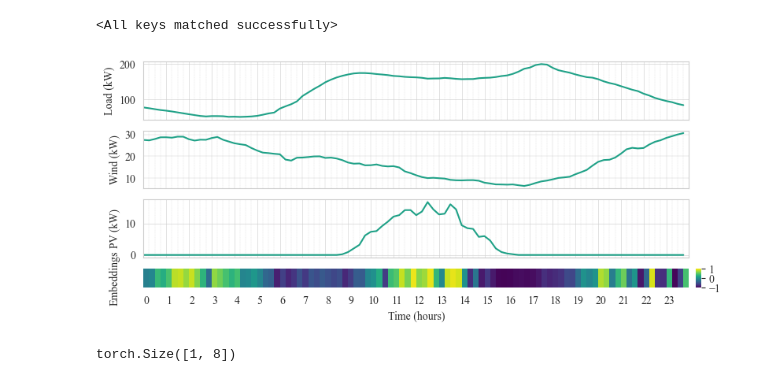
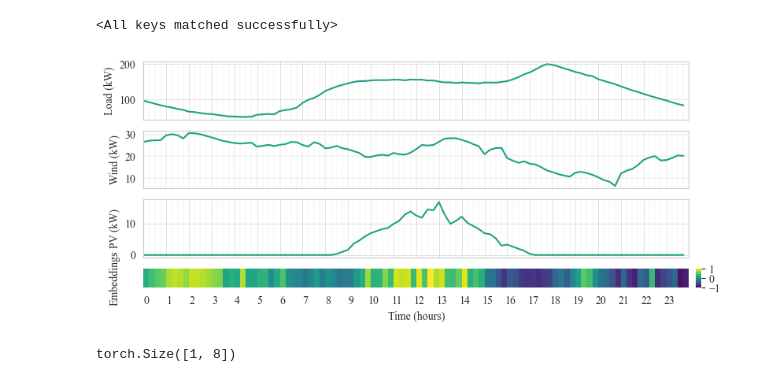
Before and after one commit to arbit3rr/ES-Temporal-RL, a Jupyter notebook: 7. plot_results.ipynb, the cells around one changed output. Drawn from its saved outputs; the diff is of its cells as text; code cells hidden in the pictures.

```diff
--- a/7. plot_results.ipynb
+++ b/7. plot_results.ipynb
@@ -717,7 +728,7 @@ def hook_fn(module, input, output):
 
 # Register hook on LSTM layer
 actor_embed.tanh.register_forward_hook(hook_fn)
-DAY_PLT = 3
+DAY_PLT = 33
 
 state,_ = env.reset(test=True, day=DAY_PLT)
 input_data_np = state[0]
@@ -725,6 +736,7 @@ input_data_np = state[0]
 rewards = []
 actions = []
 done = False
+i = 0
 while not done:
     # convert to tensor
     state_t = [np_to_torch(state[0]).to(device), np_to_torch(state[1]).to(device)]
@@ -741,7 +753,9 @@ while not done:
     next_state, reward, done, _, info = env.step(mapped_action)
     state = next_state
     rewards.append(reward)
-    break
+    if i==12: break
+    i+=1
+
 battery_results = np.array(env.memory['storage'])
 
 # Convert input data for visualization
@@ -812,34 +826,34 @@ axs[4].grid(True, which='major', linestyle='-', linewidth=0.4)
 
 # 🔵 Second subplot: Heatmap of 96x1 output
 signal_df = pd.DataFrame([np.array(intermediate_output.cpu().reshape(-1))], columns=(np.arange(96)/4).astype(int))
 signal_df.index = [" "]
 
 sns.heatmap(signal_df, cmap="viridis", cbar=True, ax=axs[6], cbar_ax=axs[7], xticklabels=4, vmin=-1, vmax=1)
 axs[6].set_ylabel("Embeddings")
 axs[6].set_xlabel("Time (hours)")
 
 # axs[2].set_xticks(np.arange(0,24.25,1))
 
 # labels = ["Grid", 'Storage', 'FC', 'MT']
 # for i in range(4, 8):
 #     axs[2*i].plot(np.arange(96)/4, grid_results[:,i-4], label="Grid", color=colors[4])
 #     # axs[2*i].set_xlabel("Time Step")
 #     axs[2*i].set_ylabel(labels[i-4])
 #     axs[2*i].set_xticks(minor_hours, minor=True)
 #     axs[2*i].set_xticks(major_hours, minor=False)
 #     axs[2*i].set_xlim(0, 24)
 
 # Remove x-axis labels for all except the last subplot
 for i in range(6):
     if i != 14:
         axs[i].set_xticklabels([])
         axs[i].set_xlabel('')
 
 plt.tight_layout(pad=0.6)  # Reduce padding between subplots
 plt.savefig('plots/embeddings.png', dpi=300, bbox_inches='tight', pad_inches=0)
 plt.show()
 # %% [output]
-[figure, old version]
+[figure, new version]
 # %%
 embeddings.shape
 # %% [output]
```
Also changed, not shown: parts of 16 cells of this notebook.
